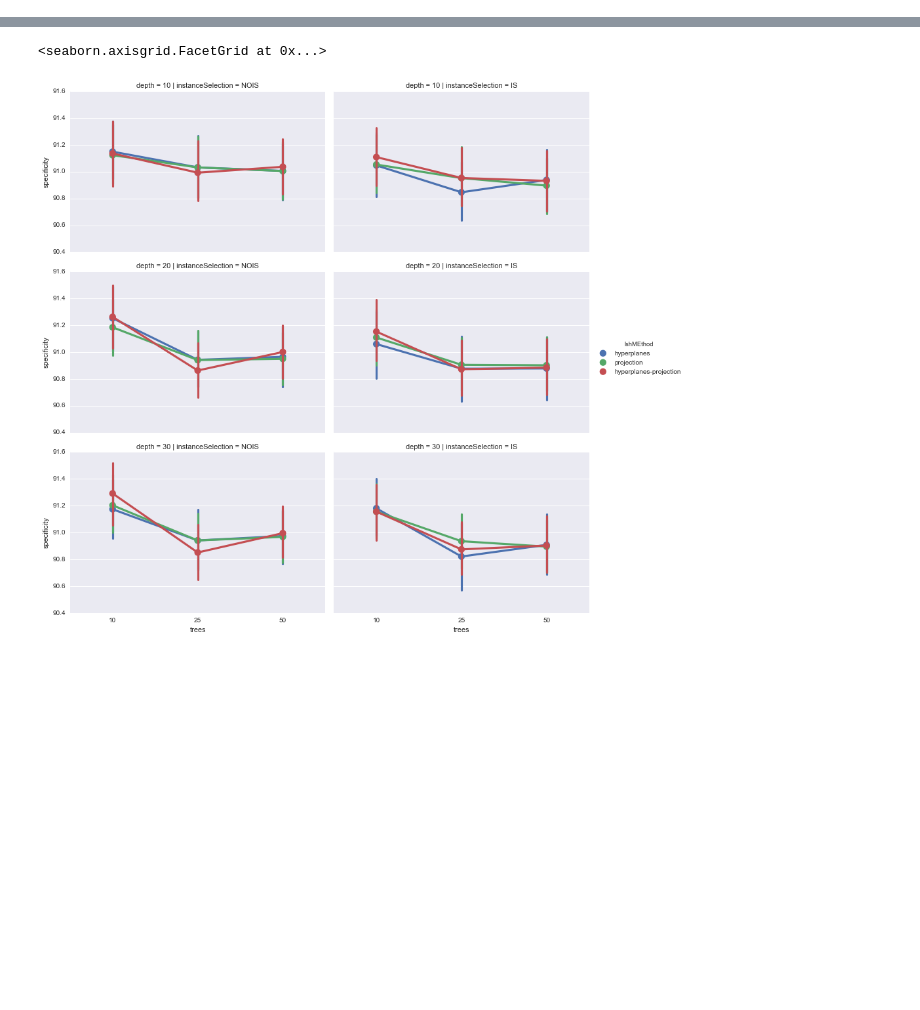
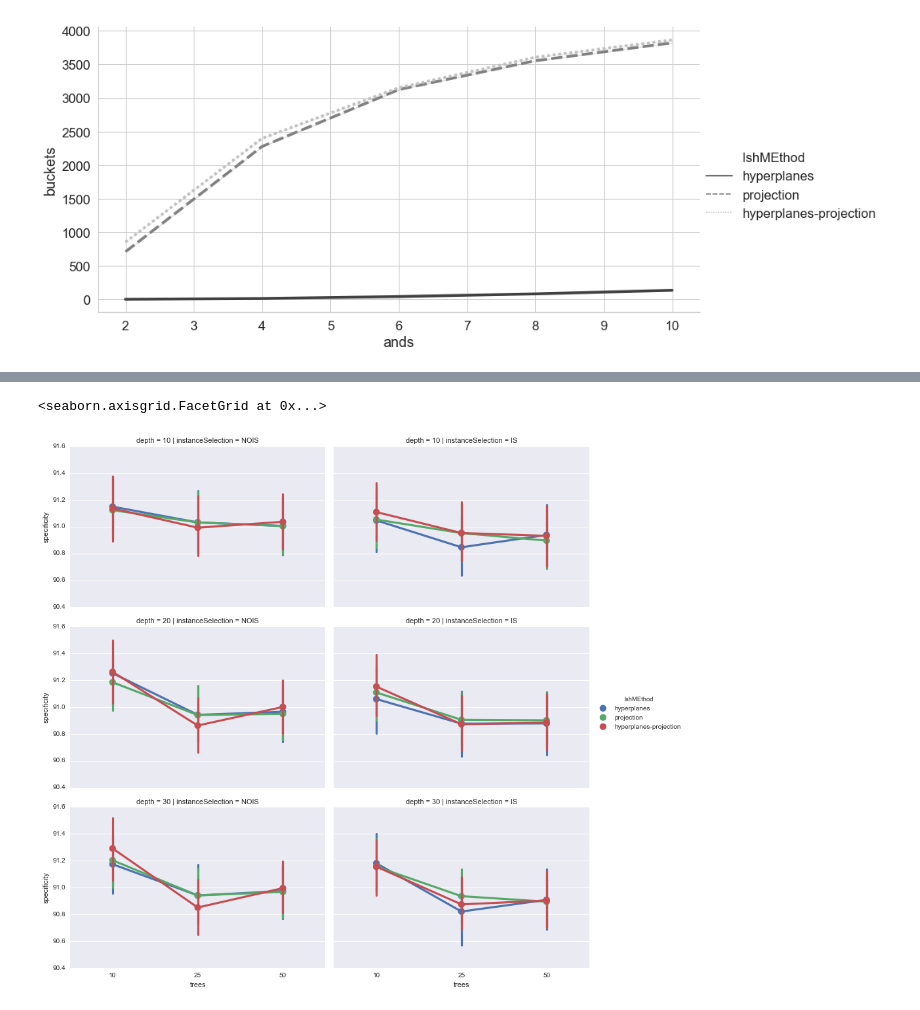
Before and after one commit to germaneduardo/results-analysis, a Jupyter notebook: PlotAnalysis.ipynb, the cells around one changed output, grey strips where cells are left out. Cells and saved outputs as stored; diff of their text form; code cells hidden in the pictures; blank space fills up the shorter version.

Commit message:
upload first results

```diff
--- a/PlotAnalysis.ipynb
+++ b/PlotAnalysis.ipynb
@@ -3,0 +8,10 @@ import numpy as np
+# %%
+def plotBuckets(df):
+    fil = (df['instanceSelection'] == 'IS') & (df['type'] == 'Train')
+
+    df_pb_to_plot = df[fil].copy()
+
+    plot = sns.relplot(x="ands", y="buckets",height = 6, aspect=2,
+                   data=df_pb_to_plot, kind="line",ci=10,
+                   palette='gist_gray', style = 'lshMEthod', linewidth=3.5,
+                       hue = 'lshMEthod')
@@ -4 +39,6 @@ import numpy as np
+# %%
+%matplotlib inline
+plotBuckets(pd.read_csv("pageblocksAllResults.csv"))
+# %% [output]
+[figure, added]
 # %%
```
Also changed, not shown: parts of 27 cells of this notebook, 18 other files.
